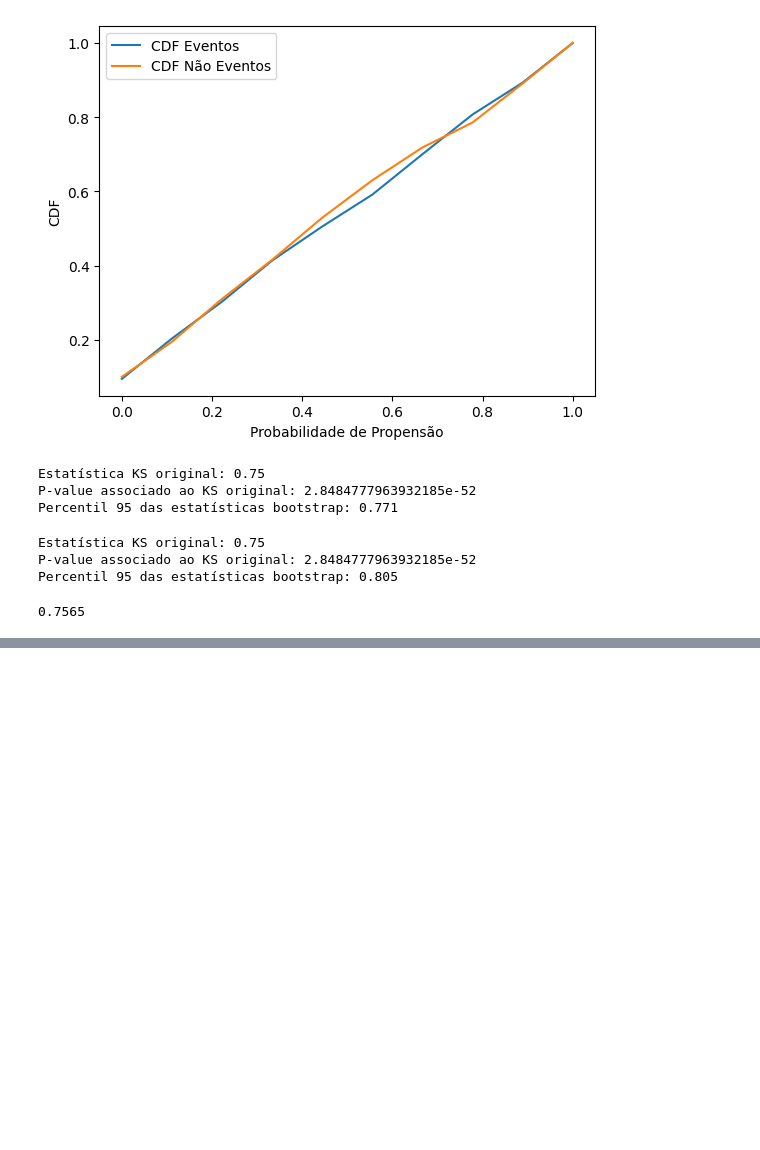
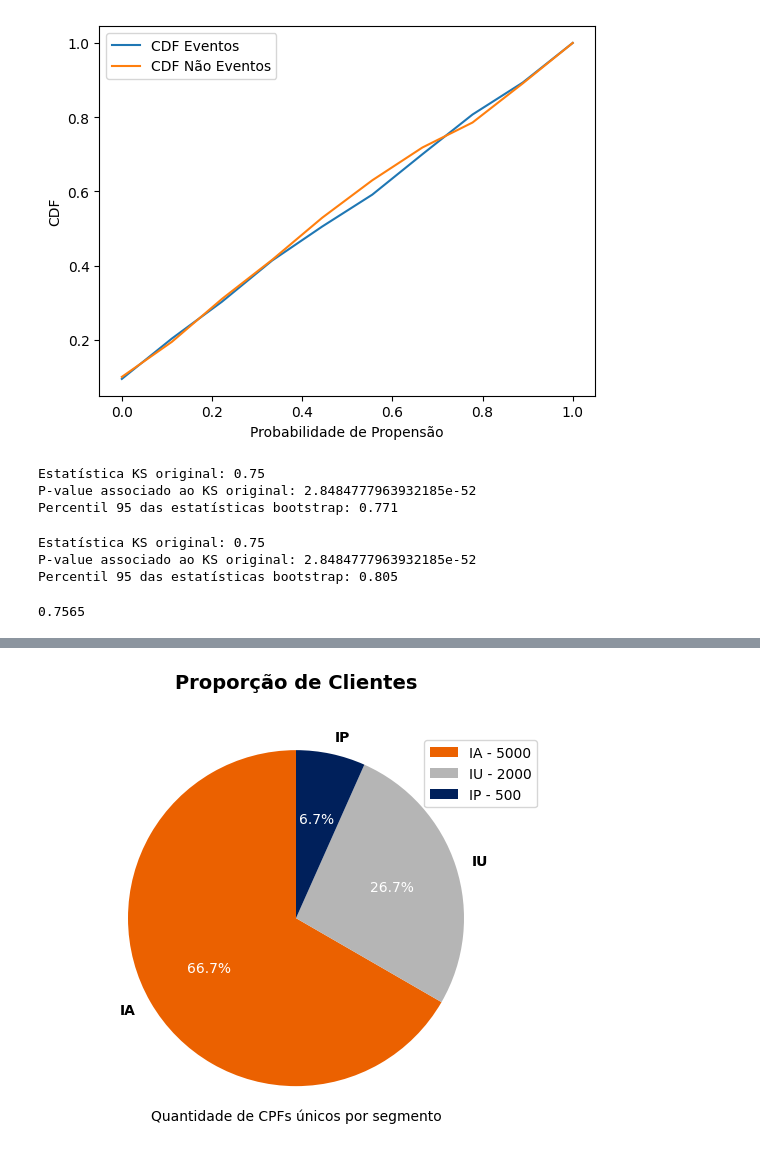
Before and after one commit to LeandroCoelhos/estudos_datascience, a Jupyter notebook: Limpeza_dataset.ipynb, the cells around one changed output, grey strips where cells are left out. Drawn from its saved outputs; the diff is of its cells as text; code cells hidden in the pictures; blank space fills up the shorter version.

```diff
--- a/Limpeza_dataset.ipynb
+++ b/Limpeza_dataset.ipynb
@@ -914,0 +940,33 @@ np.mean(bootstrap_statistics)
+# %%
+import matplotlib.pyplot as plt
+
+# Dados
+valores = [5000, 2000, 500]
+legendas = ['IA', 'IU', 'IP']
+cores = ['#EB6100', '#B5B5B5', '#00205B']
+
+# Criar o gráfico de pizza
+fig, ax = plt.subplots()
+wedges, texts, autotexts = ax.pie(valores, labels=legendas, colors=cores, autopct='%1.1f%%', startangle=90)
+
+# Modificações de formatação
+ax.set_title('Proporção de Clientes', fontsize=14, fontweight='bold', y=1.1)  # Move o título para cima
+ax.set_xlabel('Quantidade de CPFs únicos por segmento', y=0.9)  # Move o subtítulo abaixo do título
+
+# Modificações nas legendas
+for i, legend in enumerate(legendas):
+    # Coloca as legendas IA, IU, IP em negrito
+    texts[i].set_fontweight('bold')
+
+    # Muda a cor do texto das porcentagens para branco
+    autotexts[i].set_color('white')
+
+# Mostrar a legenda das porcentagens
+plt.legend(wedges, [f'{l} - {v}' for l, v in zip(legendas, valores)], loc="upper right")
+
+plt.axis('equal')  # Mantém o gráfico circular
+
+# Exibir o gráfico
+plt.show()
+# %% [output]
+[figure, added]
```
Also changed, not shown: parts of 5 cells of this notebook.
